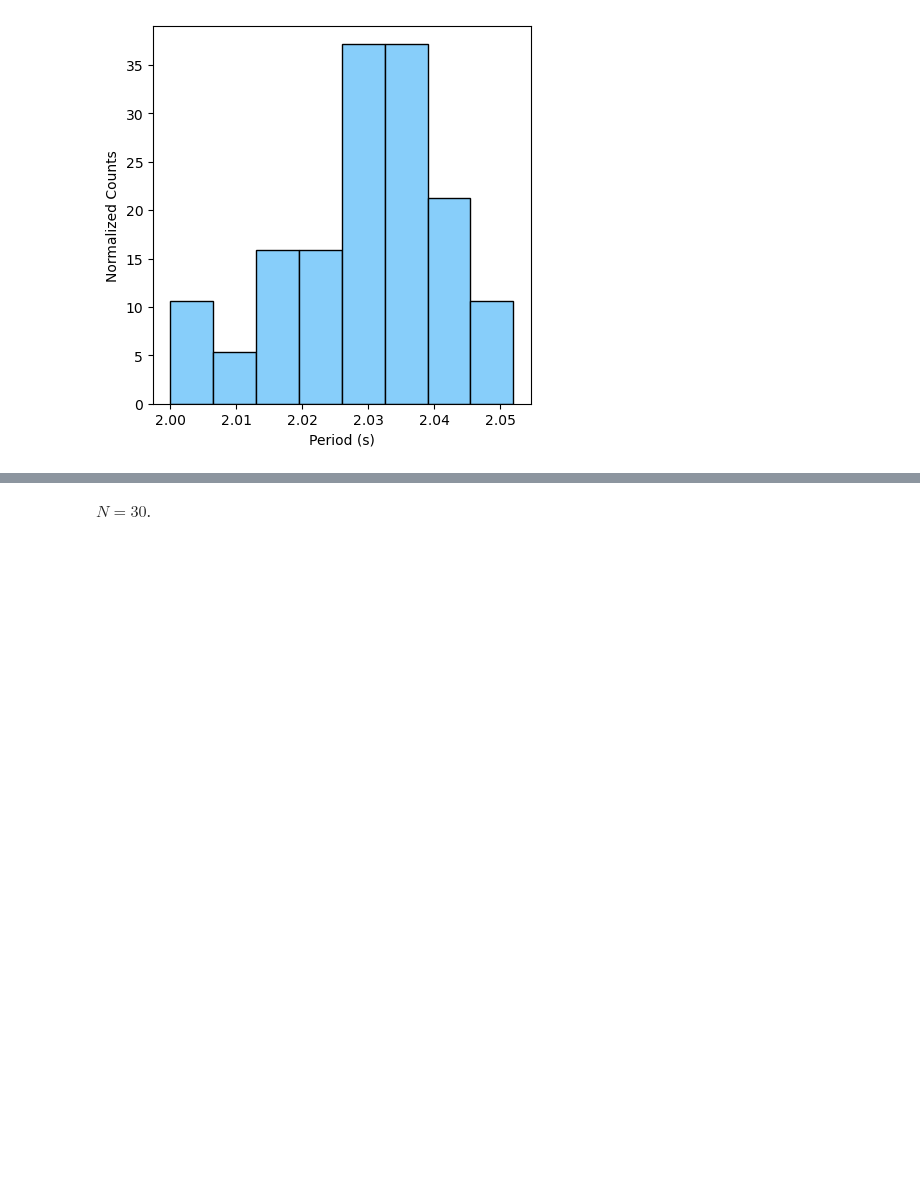
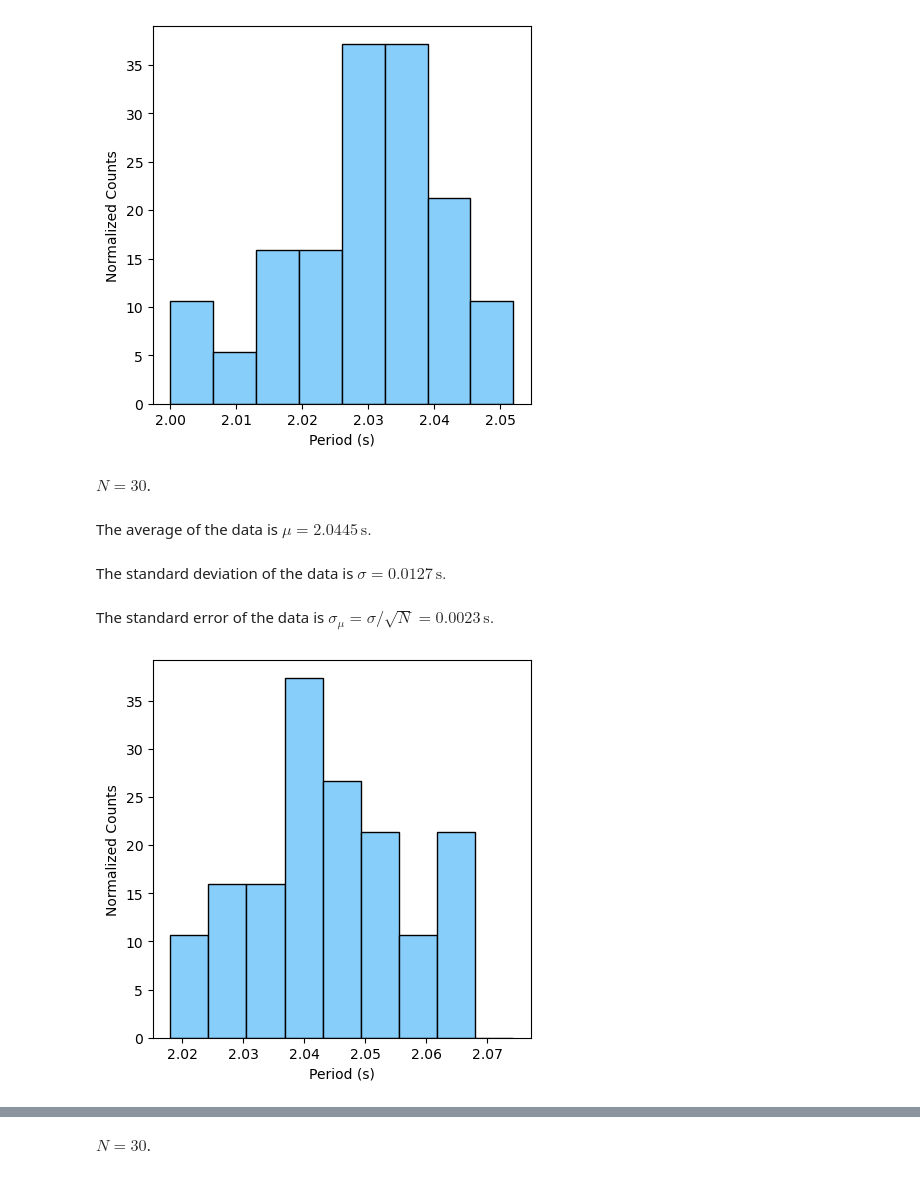
Before and after one commit to jake-bobowski/PHYS121_Functions, a Jupyter notebook: PHYS_121_Functions_demonstration.ipynb, the cells around one changed output, grey strips where cells are left out. Saved outputs shown, nothing was run; the diff lists cells and outputs as text; code cells hidden in the pictures; blank space fills up the shorter version.

```diff
--- a/PHYS_121_Functions_demonstration.ipynb
+++ b/PHYS_121_Functions_demonstration.ipynb
@@ -204,3 +204,12 @@ The average of the data is $\mu = 2.0299\, \mathrm{ s }.$
 The standard deviation of the data is $\sigma = 0.0123\, \mathrm{ s }.$
 The standard error of the data is $\sigma_\mu = \sigma/\sqrt{N} = \mathrm0.0022\, \mathrm{ s }.$
 [figure]
+# %%
+theta35 = np.array([10.26, 10.29, 10.09, 10.26, 10.23, 10.31, 10.23, 10.27, 10.21, 10.15, 10.34, 10.18, 10.26, 10.34, 10.21, 10.2, 10.1, 10.21, 10.18, 10.15, 10.23, 10.24, 10.2, 10.19, 10.19, 10.28, 10.15, 10.23, 10.18, 10.32])/5
+cnts, ctrs, mean35, stdDev, stdError35, fig35 = PHYS121.Statistics(theta35, 8, 'Period', 's', True)
+# %% [output]
+$N = 30$.
+The average of the data is $\mu = 2.0445\, \mathrm{ s }.$
+The standard deviation of the data is $\sigma = 0.0127\, \mathrm{ s }.$
+The standard error of the data is $\sigma_\mu = \sigma/\sqrt{N} = \mathrm0.0023\, \mathrm{ s }.$
+[figure, added]
```
Also changed, not shown: parts of 4 cells of this notebook.
